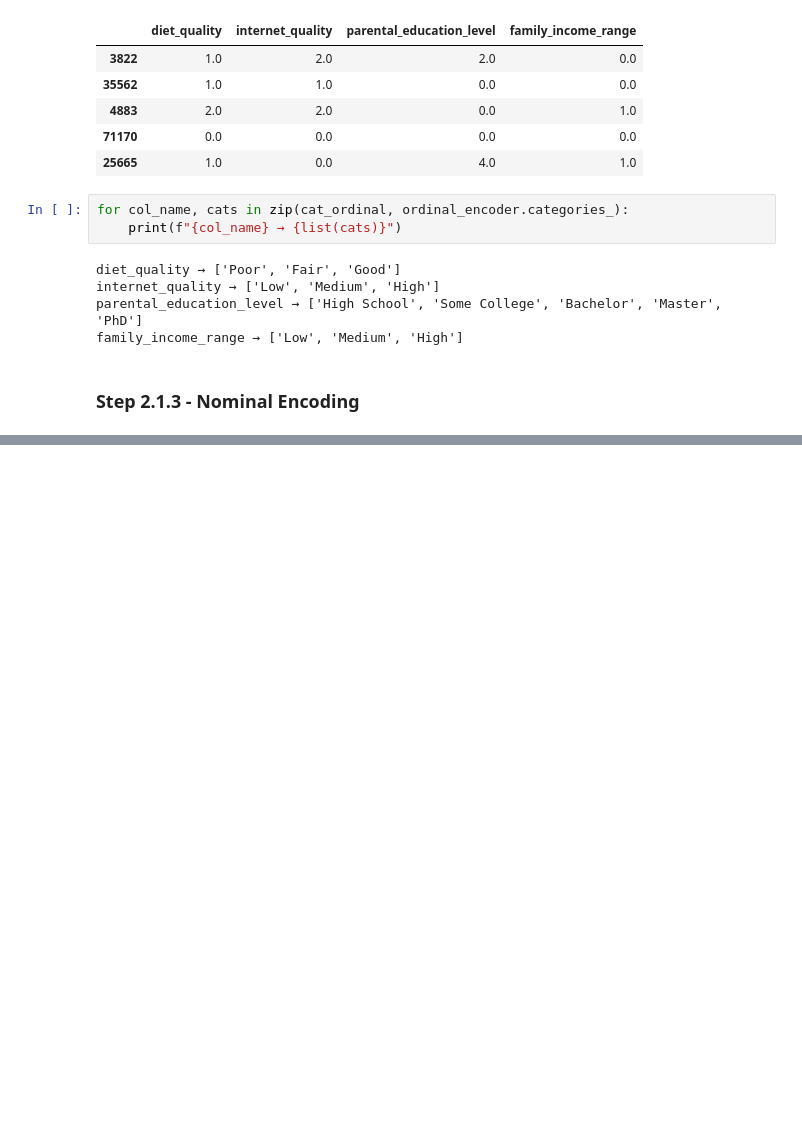
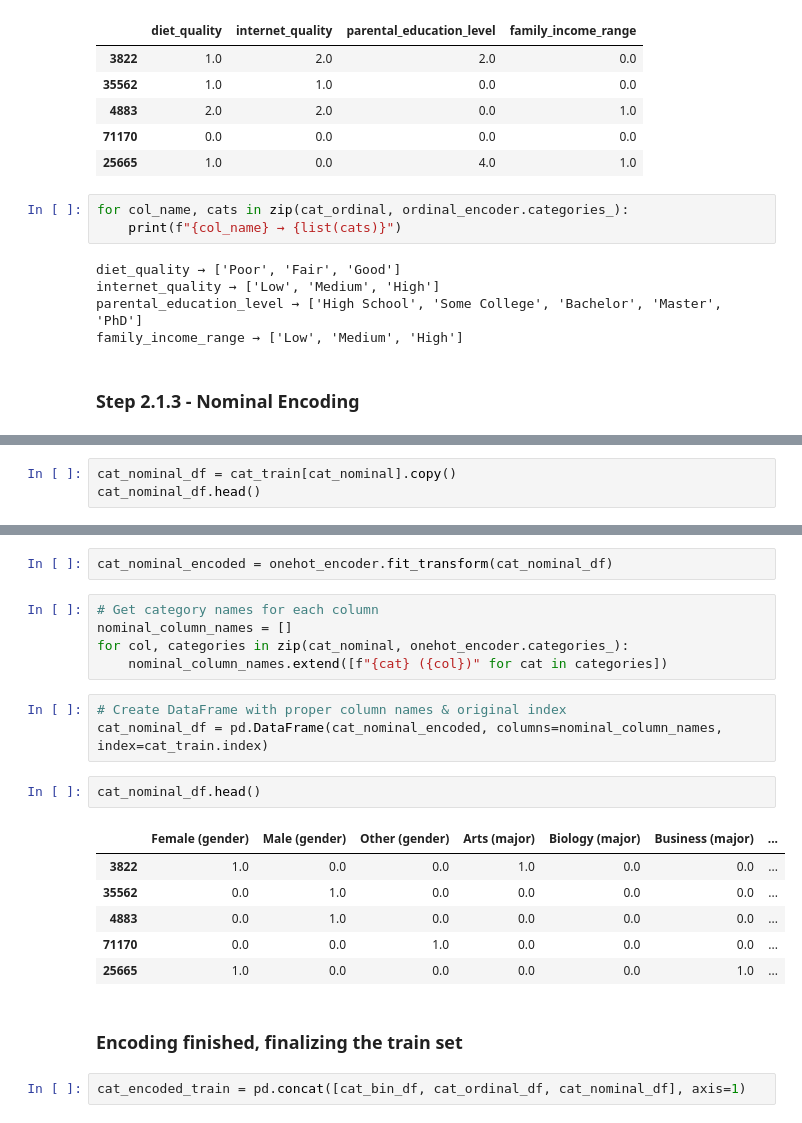
Before and after one commit to Hammad-1105/student-performance-ml-dl, a Jupyter notebook: notebooks/main.ipynb, the cells around one changed output, grey strips where cells are left out. Drawn from its saved outputs; the diff is of its cells as text; blank space fills up the shorter version.

```diff
--- a/notebooks/main.ipynb
+++ b/notebooks/main.ipynb
@@ -413,0 +417,3 @@ family_income_range → ['Low', 'Medium', 'High']
+# %%
+cat_nominal_df = cat_train[cat_nominal].copy()
+cat_nominal_df.head()
@@ -413,0 +427,23 @@ family_income_range → ['Low', 'Medium', 'High']
+# %%
+cat_nominal_encoded = onehot_encoder.fit_transform(cat_nominal_df)
+# %%
+# Get category names for each column
+nominal_column_names = []
+for col, categories in zip(cat_nominal, onehot_encoder.categories_):
+    nominal_column_names.extend([f"{cat} ({col})" for cat in categories])
+# %%
+# Create DataFrame with proper column names & original index
+cat_nominal_df = pd.DataFrame(cat_nominal_encoded, columns=nominal_column_names, index=cat_train.index)
+# %%
+cat_nominal_df.head()
+# %% [output]
+|  | Female (gender) | Male (gender) | Other (gender) | Arts (major) | Biology (major) | Business (major) | ... |
+| 3822 | 1.0 | 0.0 | 0.0 | 1.0 | 0.0 | 0.0 | ... |
+| 35562 | 0.0 | 1.0 | 0.0 | 0.0 | 0.0 | 0.0 | ... |
+| 4883 | 0.0 | 1.0 | 0.0 | 0.0 | 0.0 | 0.0 | ... |
+| 71170 | 0.0 | 0.0 | 1.0 | 0.0 | 0.0 | 0.0 | ... |
+| 25665 | 1.0 | 0.0 | 0.0 | 0.0 | 0.0 | 1.0 | ... |
+# %% [markdown]
+### Encoding finished, finalizing the train set
+# %%
+cat_encoded_train = pd.concat([cat_bin_df, cat_ordinal_df, cat_nominal_df], axis=1)
```
Also changed, not shown: parts of 15 cells of this notebook, 1 other file.
